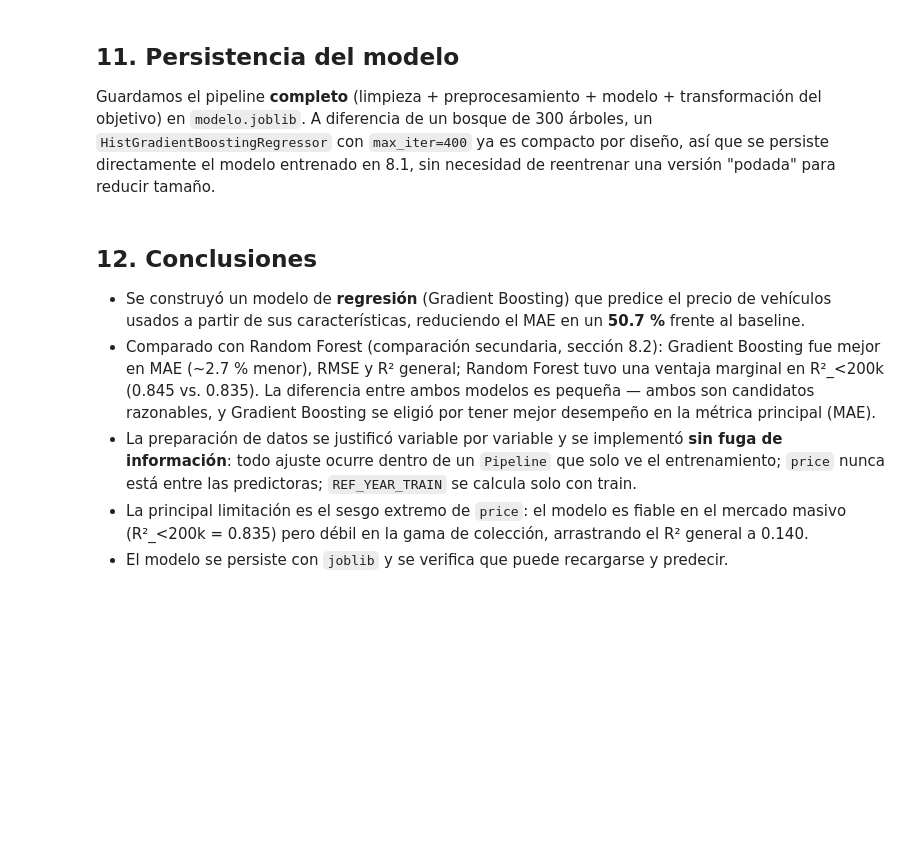
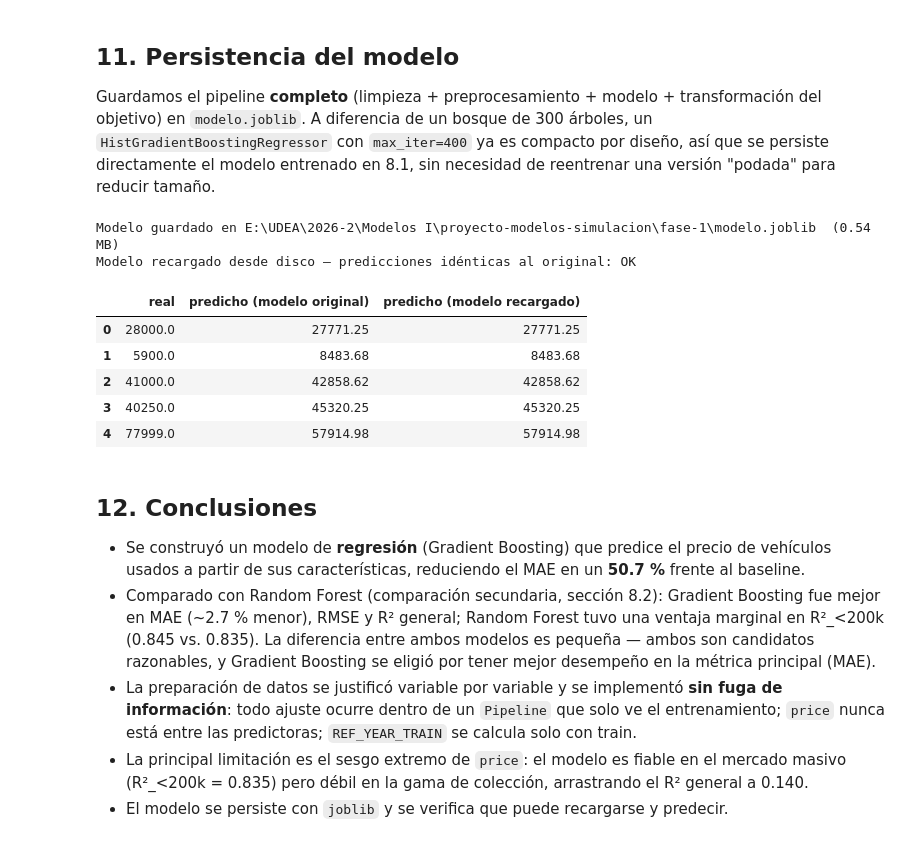
Before and after one commit to Jonathanmg1415/proyecto-modelos-simulacion, a Jupyter notebook: fase-1/notebook.ipynb, the cells around one changed output. Drawn from its saved outputs; the diff is of its cells as text; code cells hidden in the pictures; blank space fills up the shorter version.

```diff
--- a/fase-1/notebook.ipynb
+++ b/fase-1/notebook.ipynb
@@ -906,6 +902,35 @@ transformación del objetivo) en `modelo.joblib`. A diferencia de un bosque de
 300 árboles, un `HistGradientBoostingRegressor` con `max_iter=400` ya es
 compacto por diseño, así que se persiste directamente el modelo entrenado en
 8.1, sin necesidad de reentrenar una versión "podada" para reducir tamaño.
+# %%
+RUTA_MODELO = Path("modelo.joblib")
+if not Path("data").exists() and Path("fase-1").exists():
+    RUTA_MODELO = Path("fase-1/modelo.joblib")
+
+joblib.dump(modelo_hgb, RUTA_MODELO, compress=3)
+print(f"Modelo guardado en {RUTA_MODELO.resolve()}  ({RUTA_MODELO.stat().st_size/1e6:.2f} MB)")
+
+# Demostración: recargar el modelo desde disco y predecir con el objeto cargado.
+modelo_cargado = joblib.load(RUTA_MODELO)
+pred_recargado = modelo_cargado.predict(X_test)
+
+np.testing.assert_allclose(pred_recargado, pred_hgb, rtol=1e-9)
+print("Modelo recargado desde disco — predicciones idénticas al original: OK")
+
+pd.DataFrame({
+    "real": y_test.iloc[:5].values,
+    "predicho (modelo original)": pred_hgb[:5],
+    "predicho (modelo recargado)": pred_recargado[:5],
+}).round(2)
+# %% [output]
+Modelo guardado en E:\UDEA\2026-2\Modelos I\proyecto-modelos-simulacion\fase-1\modelo.joblib  (0.54 MB)
+Modelo recargado desde disco — predicciones idénticas al original: OK
+|  | real | predicho (modelo original) | predicho (modelo recargado) |
+| 0 | 28000.0 | 27771.25 | 27771.25 |
+| 1 | 5900.0 | 8483.68 | 8483.68 |
+| 2 | 41000.0 | 42858.62 | 42858.62 |
+| 3 | 40250.0 | 45320.25 | 45320.25 |
+| 4 | 77999.0 | 57914.98 | 57914.98 |
 # %% [markdown]
 ## 12. Conclusiones
 
```
Also changed, not shown: parts of 12 cells of this notebook, 2 other files.
